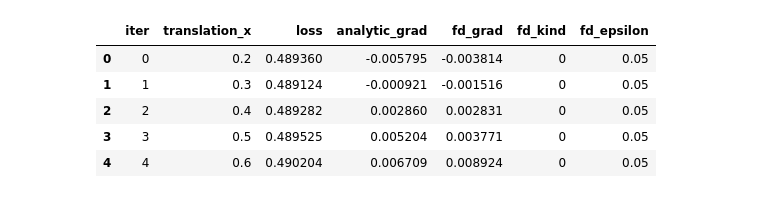
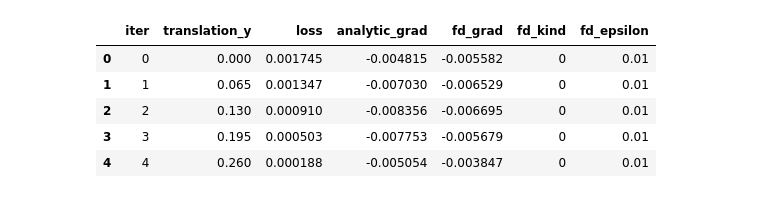
Before and after one commit to M-Gjerde/DifferentiablePointRendering, a Jupyter notebook: python/finite_difference/notebook_scatter_2.ipynb, the cells around one changed output. Cells and saved outputs as stored; diff of their text form; code cells hidden in the pictures.

```diff
--- a/python/finite_difference/notebook_scatter_2.ipynb
+++ b/python/finite_difference/notebook_scatter_2.ipynb
@@ -1,31 +1,31 @@
 # %%
 import pandas as pd
 from pathlib import Path
 
 test = "1"
-index = "1"
-parameter= "translation_x"
-scene = "simple_1"
+index = "6"
+parameter= "translation_y"
+scene = "cornell"
 camera = "camera1"
 csv_path = Path(f"Output/{scene}/{parameter}/{index}/{test}/{camera}_{parameter}_sweep.csv")
 
 if not csv_path.exists():
     raise FileNotFoundError(f"CSV file not found: {csv_path}")
 
 df = pd.read_csv(csv_path)
 
 required_columns = {f"{parameter}", "loss", "analytic_grad", "fd_grad"}
 if not required_columns.issubset(df.columns):
     raise RuntimeError(f"CSV must contain columns: {required_columns}")
 
 df.head()
 # %% [output]
-|  | iter | translation_x | loss | analytic_grad | fd_grad | fd_kind | fd_epsilon |
-| 0 | 0 | 0.2 | 0.489360 | -0.005795 | -0.003814 | 0 | 0.05 |
-| 1 | 1 | 0.3 | 0.489124 | -0.000921 | -0.001516 | 0 | 0.05 |
-| 2 | 2 | 0.4 | 0.489282 | 0.002860 | 0.002831 | 0 | 0.05 |
-| 3 | 3 | 0.5 | 0.489525 | 0.005204 | 0.003771 | 0 | 0.05 |
-| 4 | 4 | 0.6 | 0.490204 | 0.006709 | 0.008924 | 0 | 0.05 |
+|  | iter | translation_y | loss | analytic_grad | fd_grad | fd_kind | fd_epsilon |
+| 0 | 0 | 0.000 | 0.001745 | -0.004815 | -0.005582 | 0 | 0.01 |
+| 1 | 1 | 0.065 | 0.001347 | -0.007030 | -0.006529 | 0 | 0.01 |
+| 2 | 2 | 0.130 | 0.000910 | -0.008356 | -0.006695 | 0 | 0.01 |
+| 3 | 3 | 0.195 | 0.000503 | -0.007753 | -0.005679 | 0 | 0.01 |
+| 4 | 4 | 0.260 | 0.000188 | -0.005054 | -0.003847 | 0 | 0.01 |
 # %%
 import matplotlib.pyplot as plt
 
```
Also changed, not shown: parts of 6 cells of this notebook, 7 other files.
